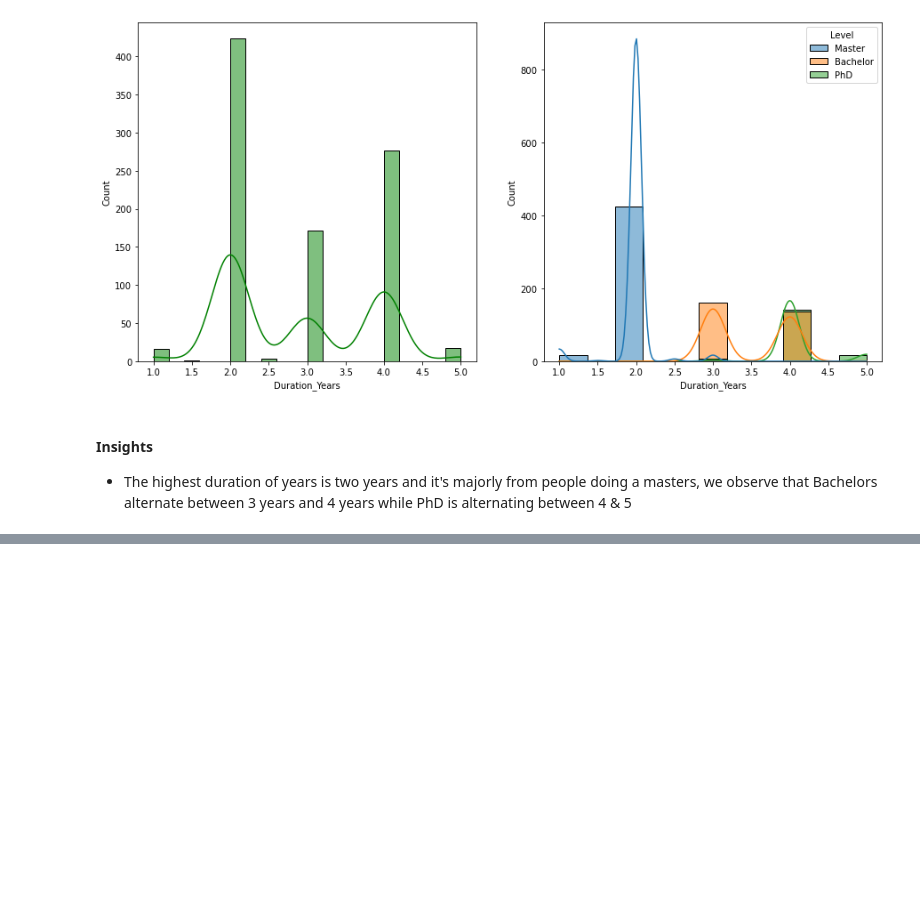
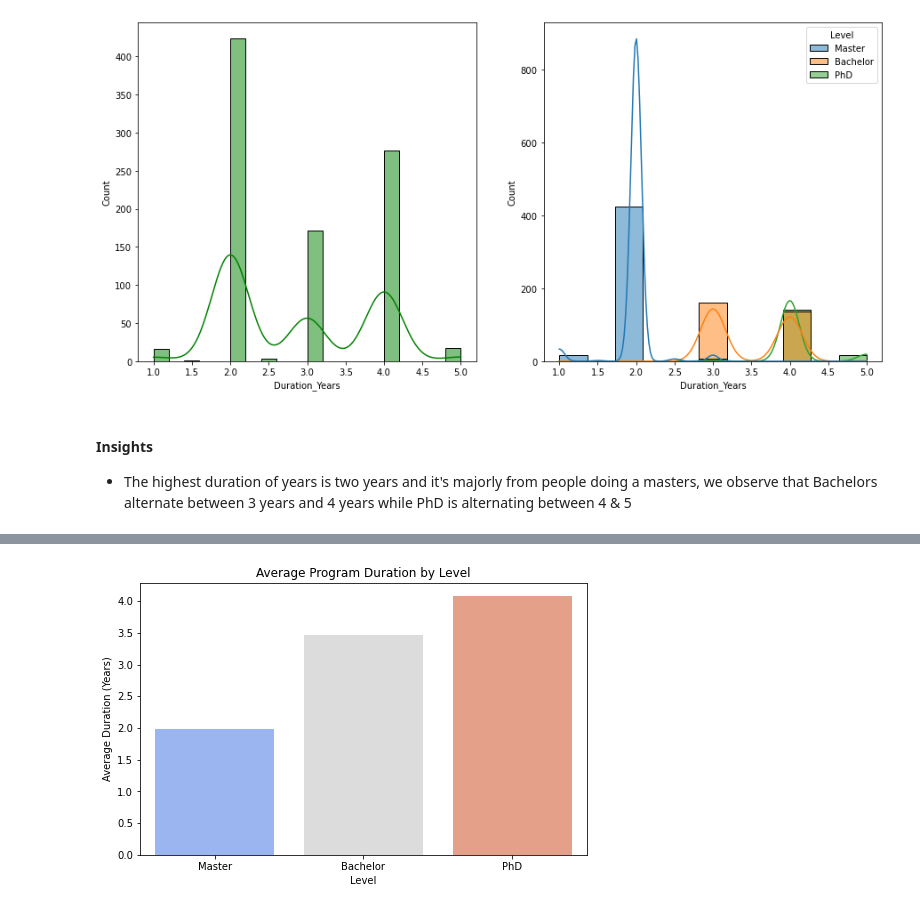
Before and after one commit to Mide25-ML/practice, a Jupyter notebook: EDA_International Education Cost.ipynb, the cells around one changed output, grey strips where cells are left out. Cells and saved outputs as stored; diff of their text form; code cells hidden in the pictures; blank space fills up the shorter version.

```diff
--- a/EDA_International Education Cost.ipynb
+++ b/EDA_International Education Cost.ipynb
@@ -278,0 +320,11 @@ plt.show()
+# %%
+avg_duration = df.groupby('Level')['Duration_Years'].mean().sort_values()
+
+plt.figure(figsize=(8,5))
+sns.barplot(x=avg_duration.index, y=avg_duration.values, palette='coolwarm')
+plt.title('Average Program Duration by Level')
+plt.xlabel('Level')
+plt.ylabel('Average Duration (Years)')
+plt.show()
+# %% [output]
+[figure, added]
```
Also changed, not shown: parts of 16 cells of this notebook, 4 other files.
